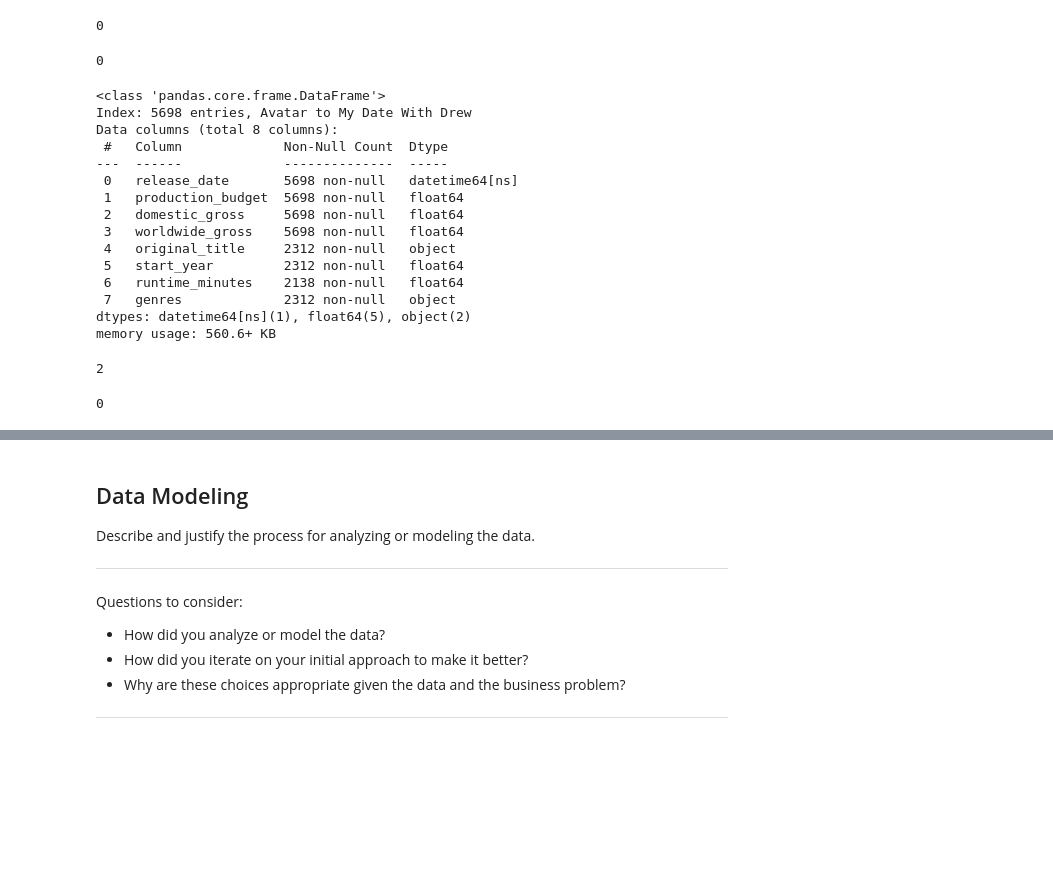
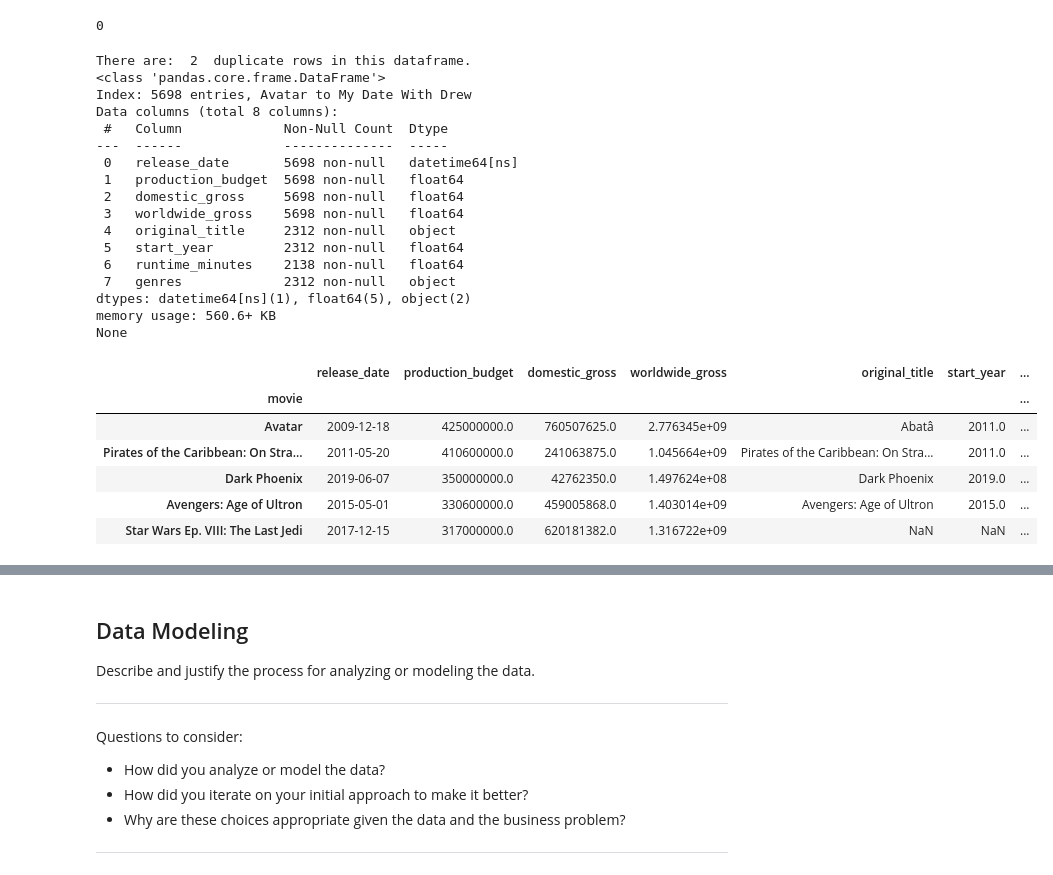
Before and after one commit to Freddy-2021/dsc-phase-1-project, a Jupyter notebook: student.ipynb, the cells around one changed output, grey strips where cells are left out. Cells and saved outputs as stored; diff of their text form; code cells hidden in the pictures; blank space fills up the shorter version.

```diff
--- a/student.ipynb
+++ b/student.ipynb
@@ -432,36 +432,37 @@ imdb_title_basics_all_set = imdb_title_basics
 imdb_title_basics_all_set.index.duplicated().sum()
 # %% [output]
 0
-# %%
-tn_movie_budgets_all_set.index.duplicated().sum()
-# %% [output]
-0
 # %%
 #I will join tn_movie_budgets_all_set with imdb_title_basics_all_set
-#using the 'movie' column as the primary key.
 
-df = tn_movie_budgets_all_set.join(imdb_title_basics_all_set,how = 'left')
+movie_budget_title_basics = tn_movie_budgets_all_set.join(imdb_title_basics_all_set,how = 'left')
-# %% [output]
-<class 'pandas.core.frame.DataFrame'>
-Index: 5698 entries, Avatar to My Date With Drew
-Data columns (total 8 columns):
- #   Column             Non-Null Count  Dtype
----  ------             --------------  -----
- 0   release_date       5698 non-null   datetime64[ns]
- 1   production_budget  5698 non-null   float64
- 2   domestic_gross     5698 non-null   float64
- 3   worldwide_gross    5698 non-null   float64
- 4   original_title     2312 non-null   object
- 5   start_year         2312 non-null   float64
- 6   runtime_minutes    2138 non-null   float64
- 7   genres             2312 non-null   object
-dtypes: datetime64[ns](1), float64(5), object(2)
-memory usage: 560.6+ KB
-# %%
-df.duplicated().sum()
-# %% [output]
-2
-# %%
-df.index.duplicated().sum()
-# %% [output]
-0
+# %%
+#Review new table:
+print("There are: ",movie_budget_title_basics.duplicated().sum()," duplicate rows in this dataframe.")
+print(movie_budget_title_basics.info())
+movie_budget_title_basics.head(5)
+# %% [output]
+There are:  2  duplicate rows in this dataframe.
+<class 'pandas.core.frame.DataFrame'>
+Index: 5698 entries, Avatar to My Date With Drew
+Data columns (total 8 columns):
+ #   Column             Non-Null Count  Dtype
+---  ------             --------------  -----
+ 0   release_date       5698 non-null   datetime64[ns]
+ 1   production_budget  5698 non-null   float64
+ 2   domestic_gross     5698 non-null   float64
+ 3   worldwide_gross    5698 non-null   float64
+ 4   original_title     2312 non-null   object
+ 5   start_year         2312 non-null   float64
+ 6   runtime_minutes    2138 non-null   float64
+ 7   genres             2312 non-null   object
+dtypes: datetime64[ns](1), float64(5), object(2)
+memory usage: 560.6+ KB
+None
+|  | release_date | production_budget | domestic_gross | worldwide_gross | original_title | start_year | ... |
+| movie |  |  |  |  |  |  | ... |
+| Avatar | 2009-12-18 | 425000000.0 | 760507625.0 | 2.776345e+09 | Abatâ | 2011.0 | ... |
+| Pirates of the Caribbean: On Stra... | 2011-05-20 | 410600000.0 | 241063875.0 | 1.045664e+09 | Pirates of the Caribbean: On Stra... | 2011.0 | ... |
+| Dark Phoenix | 2019-06-07 | 350000000.0 | 42762350.0 | 1.497624e+08 | Dark Phoenix | 2019.0 | ... |
+| Avengers: Age of Ultron | 2015-05-01 | 330600000.0 | 459005868.0 | 1.403014e+09 | Avengers: Age of Ultron | 2015.0 | ... |
+| Star Wars Ep. VIII: The Last Jedi | 2017-12-15 | 317000000.0 | 620181382.0 | 1.316722e+09 | NaN | NaN | ... |
```
Also changed, not shown: parts of 4 cells of this notebook.
